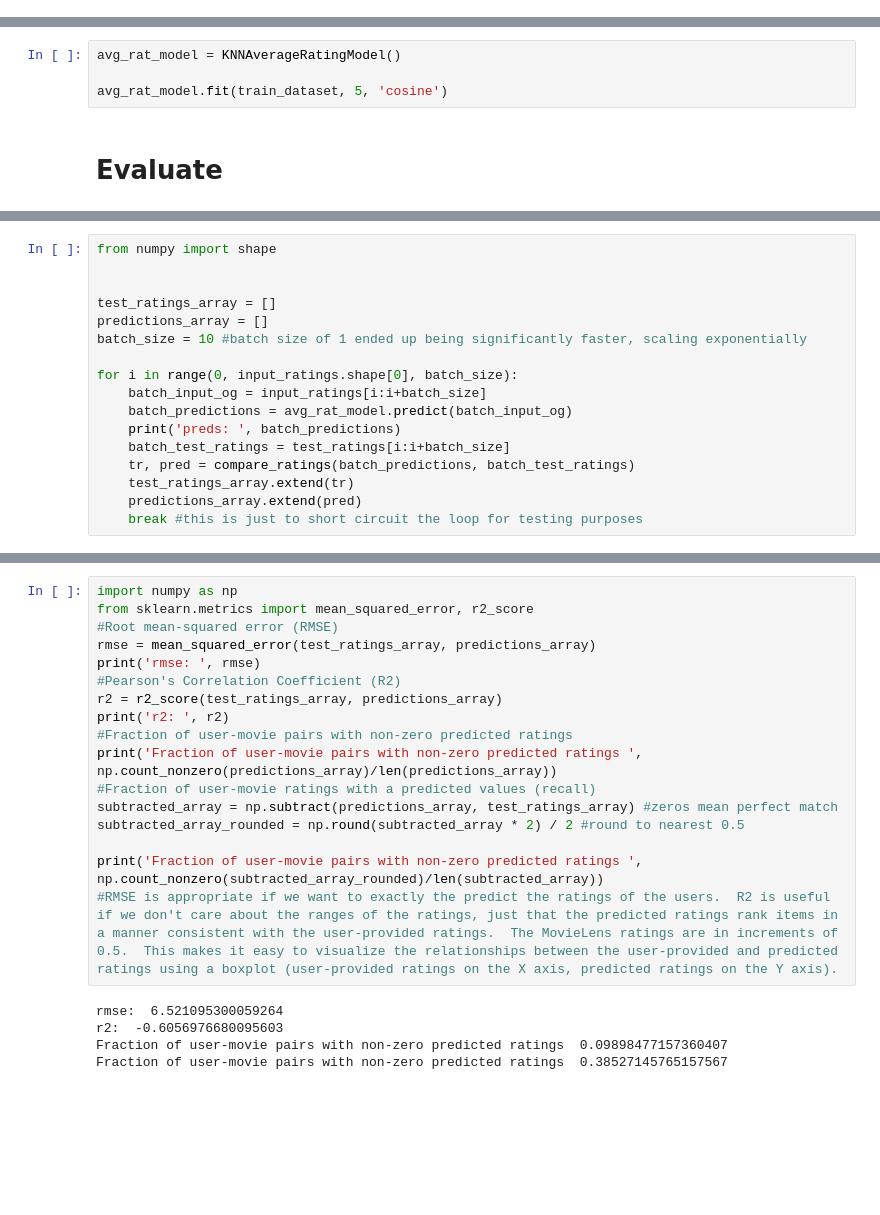
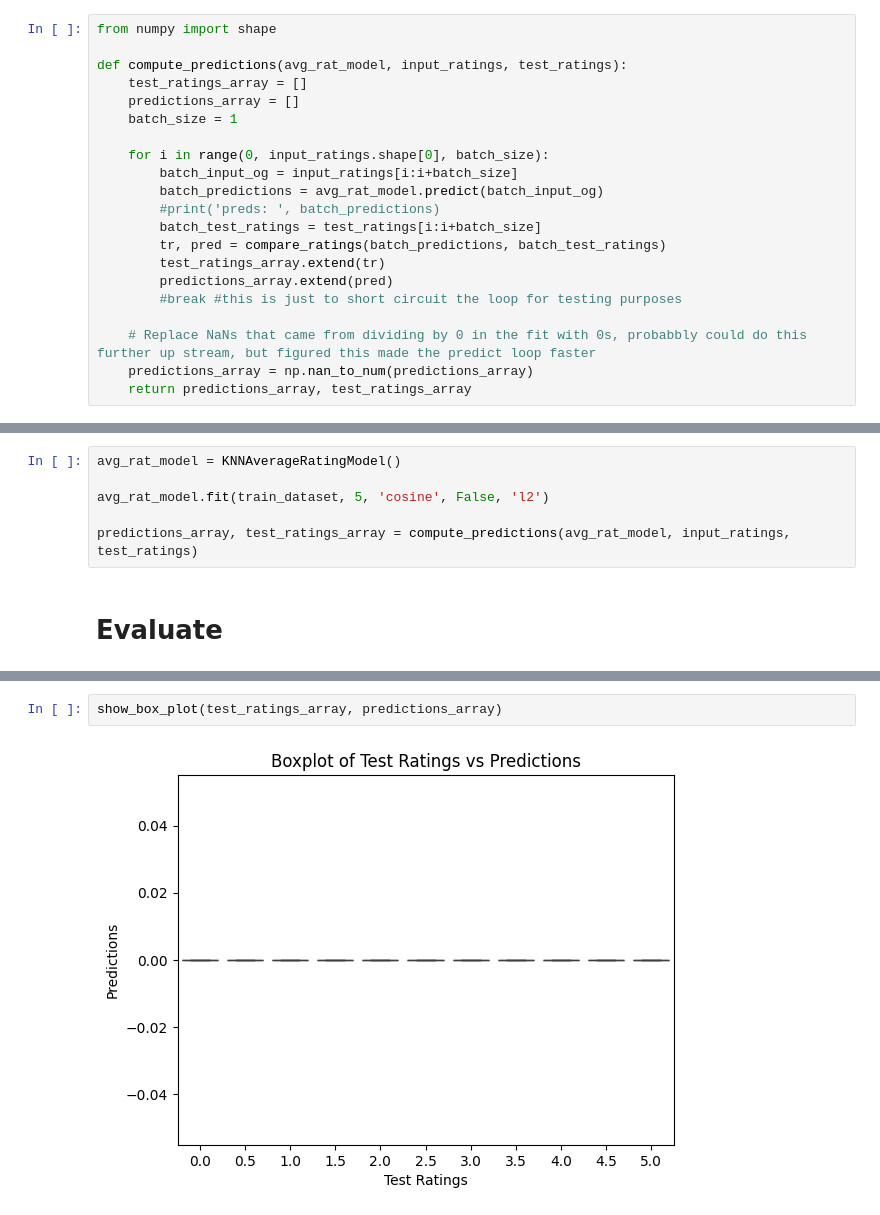
Before and after one commit to mikedabike1/AverageRatingsImplementation, a Jupyter notebook: kNNImplementation.ipynb, the cells around one changed output, grey strips where cells are left out. Drawn from its saved outputs; the diff is of its cells as text; blank space fills up the shorter version.

```diff
--- a/kNNImplementation.ipynb
+++ b/kNNImplementation.ipynb
@@ -150,0 +181,21 @@ avg_ratings_matrix.append(averages[0])
+# %%
+from numpy import shape
+
+def compute_predictions(avg_rat_model, input_ratings, test_ratings):
+    test_ratings_array = []
+    predictions_array = []
+    batch_size = 1
+
+    for i in range(0, input_ratings.shape[0], batch_size):
+        batch_input_og = input_ratings[i:i+batch_size]
+        batch_predictions = avg_rat_model.predict(batch_input_og)
+        #print('preds: ', batch_predictions)
+        batch_test_ratings = test_ratings[i:i+batch_size]
+        tr, pred = compare_ratings(batch_predictions, batch_test_ratings)
+        test_ratings_array.extend(tr)
+        predictions_array.extend(pred)
+        #break #this is just to short circuit the loop for testing purposes
+
+    # Replace NaNs that came from dividing by 0 in the fit with 0s, probabbly could do this further up stream, but figured this made the predict loop faster
+    predictions_array = np.nan_to_num(predictions_array)
+    return predictions_array, test_ratings_array
@@ -157,6 +250,8 @@ train_dataset, test_dataset = train_test_split(sparse_matrix, test_size=0.2, tra
 # %%
 avg_rat_model = KNNAverageRatingModel()
 
-avg_rat_model.fit(train_dataset, 5, 'cosine')
+avg_rat_model.fit(train_dataset, 5, 'cosine', False, 'l2')
+
+predictions_array, test_ratings_array = compute_predictions(avg_rat_model, input_ratings, test_ratings)
 # %% [markdown]
 <h1> Evaluate </h1>
@@ -216,17 +257,0 @@ def compare_ratings(predictions: csr_matrix, test_ratings: csr_matrix):
-# %%
-from numpy import shape
-
-
-test_ratings_array = []
-predictions_array = []
-batch_size = 10 #batch size of 1 ended up being significantly faster, scaling exponentially
-
-for i in range(0, input_ratings.shape[0], batch_size):
-    batch_input_og = input_ratings[i:i+batch_size]
-    batch_predictions = avg_rat_model.predict(batch_input_og)
-    print('preds: ', batch_predictions)
-    batch_test_ratings = test_ratings[i:i+batch_size]
-    tr, pred = compare_ratings(batch_predictions, batch_test_ratings)
-    test_ratings_array.extend(tr)
-    predictions_array.extend(pred)
-    break #this is just to short circuit the loop for testing purposes
@@ -278,22 +258,4 @@ plt.show()
-# %%
-import numpy as np
-from sklearn.metrics import mean_squared_error, r2_score
-#Root mean-squared error (RMSE)
-rmse = mean_squared_error(test_ratings_array, predictions_array)
-print('rmse: ', rmse)
-#Pearson's Correlation Coefficient (R2)
-r2 = r2_score(test_ratings_array, predictions_array)
-print('r2: ', r2)
-#Fraction of user-movie pairs with non-zero predicted ratings
-print('Fraction of user-movie pairs with non-zero predicted ratings ', np.count_nonzero(predictions_array)/len(predictions_array))
-#Fraction of user-movie ratings with a predicted values (recall)
-subtracted_array = np.subtract(predictions_array, test_ratings_array) #zeros mean perfect match
-subtracted_array_rounded = np.round(subtracted_array * 2) / 2 #round to nearest 0.5
-
-print('Fraction of user-movie pairs with non-zero predicted ratings ', np.count_nonzero(subtracted_array_rounded)/len(subtracted_array))
-#RMSE is appropriate if we want to exactly the predict the ratings of the users.  R2 is useful if we don't care about the ranges of the ratings, just that the predicted ratings rank items in a manner consistent with the user-provided ratings.  The MovieLens ratings are in increments of 0.5.  This makes it easy to visualize the relationships between the user-provided and predicted ratings using a boxplot (user-provided ratings on the X axis, predicted ratings on the Y axis).
-# %% [output]
-rmse:  6.521095300059264
-r2:  -0.6056976680095603
-Fraction of user-movie pairs with non-zero predicted ratings  0.09898477157360407
-Fraction of user-movie pairs with non-zero predicted ratings  0.38527145765157567
+# %%
+show_box_plot(test_ratings_array, predictions_array)
+# %% [output]
+[figure, added]
```
Also changed, not shown: parts of 41 cells of this notebook.
